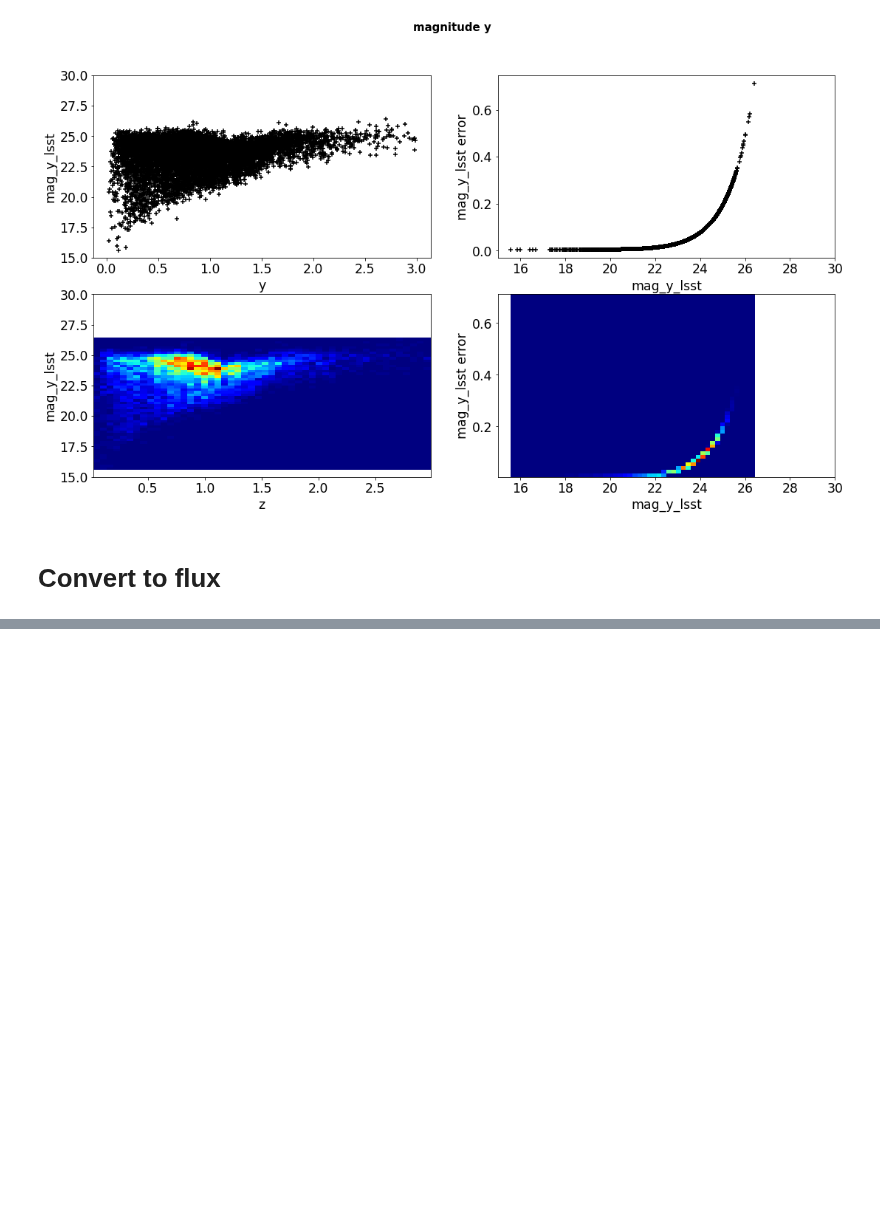
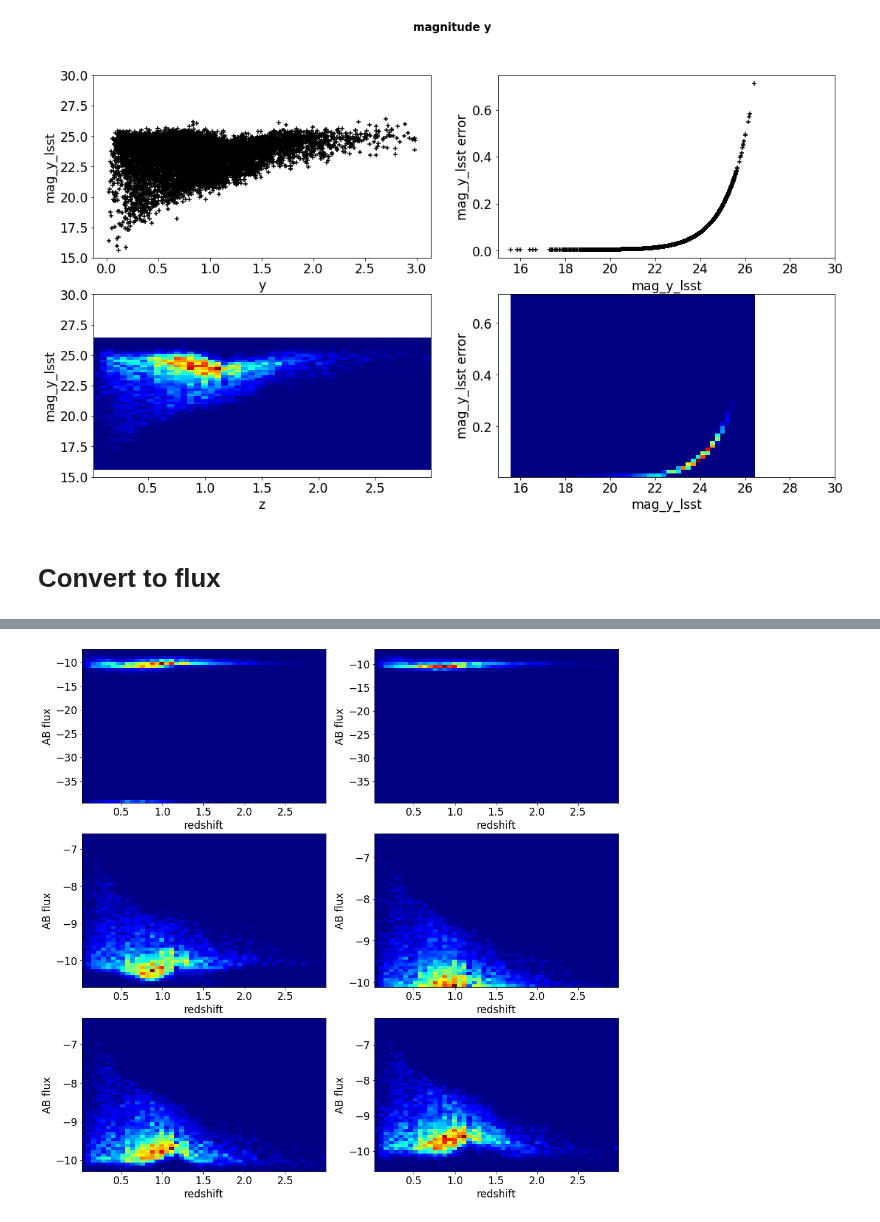
Before and after one commit to sylvielsstfr/MyDockerTools, a Jupyter notebook: UbuntuAnacondaDelightRail/notebooks/analysis_input_rail/Dumphdf5InputFiles.ipynb, the cells around one changed output, grey strips where cells are left out. Drawn from its saved outputs; the diff is of its cells as text; code cells hidden in the pictures; blank space fills up the shorter version.

```diff
--- a/UbuntuAnacondaDelightRail/notebooks/analysis_input_rail/Dumphdf5InputFiles.ipynb
+++ b/UbuntuAnacondaDelightRail/notebooks/analysis_input_rail/Dumphdf5InputFiles.ipynb
@@ -284,0 +302,27 @@ plt.yscale("log")
+# %%
+ncol=2
+nrow=3
+fig, axes = plt.subplots(nrow, ncol,figsize=(16,16))
+
+for ifilt in np.arange(6):
+    ix=ifilt//3
+    iy=ifilt-ix*3
+
+    if ifilt==0:
+        axes[0,0].hist2d(redshift,np.log10(flux_u_lsst),(50,50),label="band u",cmap="jet")
+    elif ifilt==1:
+        axes[0,1].hist2d(redshift,np.log10(flux_g_lsst),(50,50),label="band g",cmap="jet")
+    elif ifilt==2:
+        axes[1,0].hist2d(redshift,np.log10(flux_r_lsst),(50,50),label="band r",cmap="jet")
+    elif ifilt==3:
+        axes[1,1].hist2d(redshift,np.log10(flux_i_lsst),(50,50),label="band i",cmap="jet")
+    elif ifilt==4:
+        axes[2,0].hist2d(redshift,np.log10(flux_z_lsst),(50,50),label="band z",cmap="jet")
+    elif ifilt==5:
+        axes[2,1].hist2d(redshift,np.log10(flux_y_lsst),(50,50),label="band y",cmap="jet")
+
+
+    axes[iy,ix].set_xlabel("redshift")
+    axes[iy,ix].set_ylabel("AB flux")
+# %% [output]
+[figure, added]
```
Also changed, not shown: parts of 4 cells of this notebook, 2 other files.
